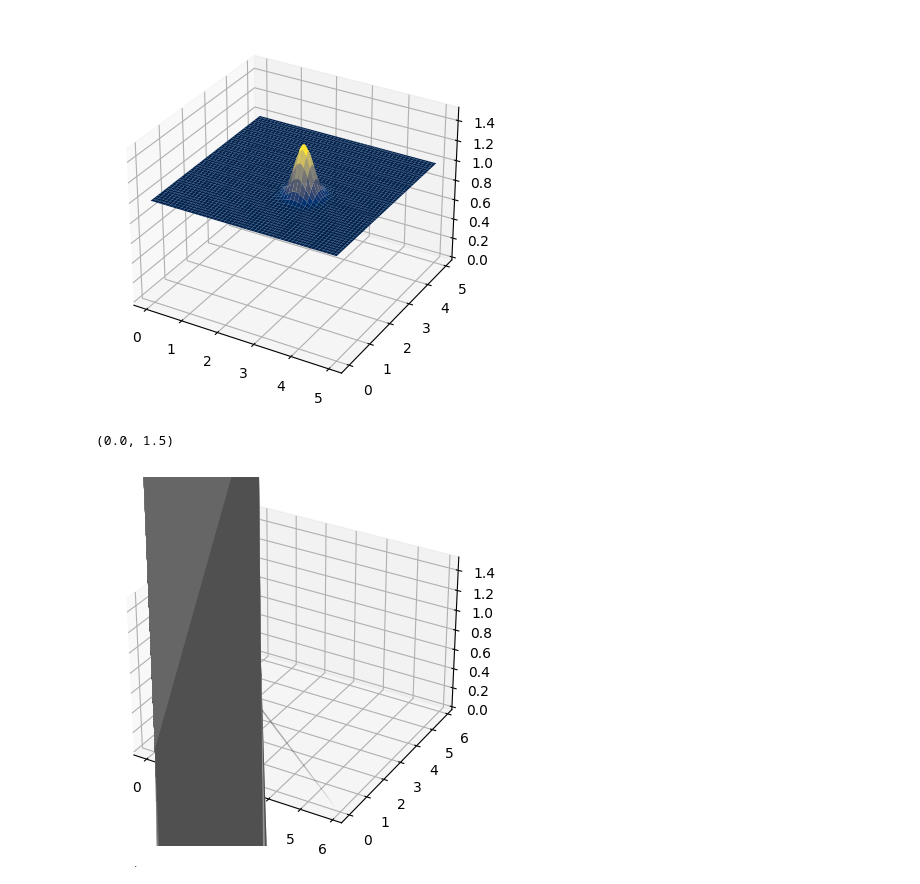
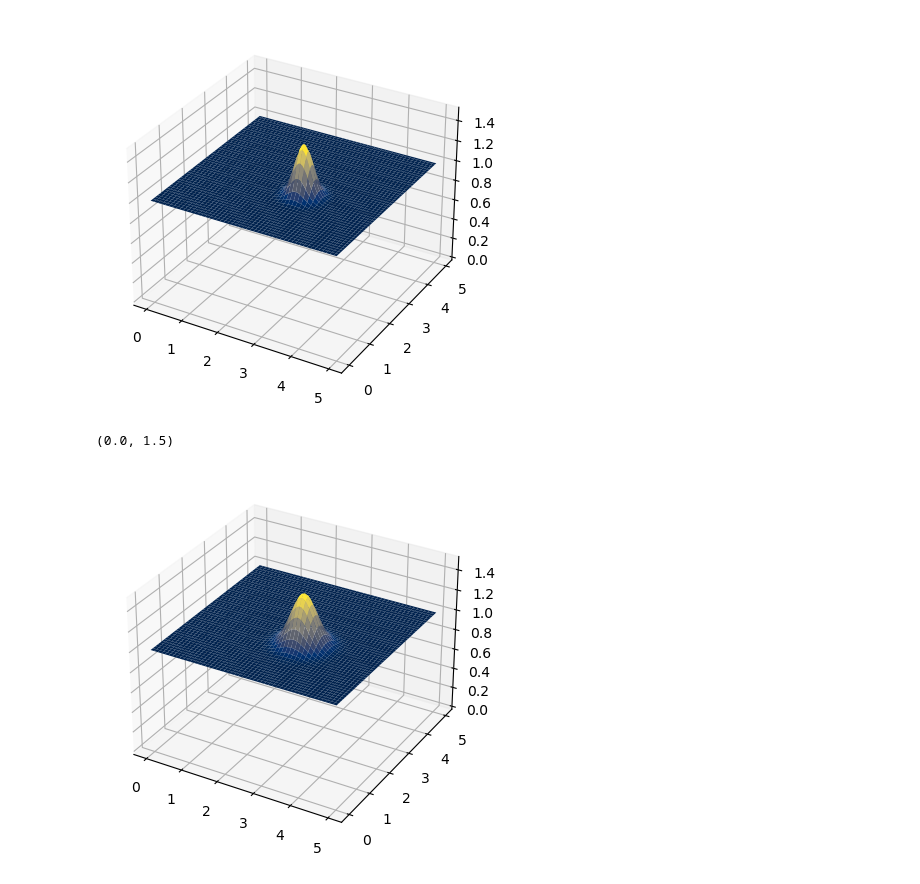
Before and after one commit to OtroBenja/Parallel-Programming, a Jupyter notebook: GPU/plot_shallow_waters.ipynb, the cells around one changed output. Saved outputs shown, nothing was run; the diff lists cells and outputs as text; code cells hidden in the pictures.

```diff
--- a/GPU/plot_shallow_waters.ipynb
+++ b/GPU/plot_shallow_waters.ipynb
@@ -55,23 +55,23 @@ animate.save('shallow_waters.gif',writer='pillow')
 # %%
 #Plot single image
 
 import numpy as np
 import matplotlib.pyplot as plt
 from mpl_toolkits.mplot3d import Axes3D
 import matplotlib.animation as animation
 
 x,y,f,params = read_binaries()
 Nx = int(len(x))
 Ny = int(len(y))
 
 fig = plt.figure()
 ax = fig.add_subplot(111, projection='3d')
 
 X, Y = np.meshgrid(x, y)
 Zarray = f
 
-plot = [ax.plot_surface(X, Y, Zarray[0], color='0.75', rstride=10, cstride=10)]
+plot = [ax.plot_surface(X, Y, Zarray[0], color='0.75', cmap='cividis')]
 ax.set_zlim(0,1.5)
 # %% [output]
 (0.0, 1.5)
-[figure, old version]
+[figure, new version]
```
Also changed, not shown: 2 other files.
